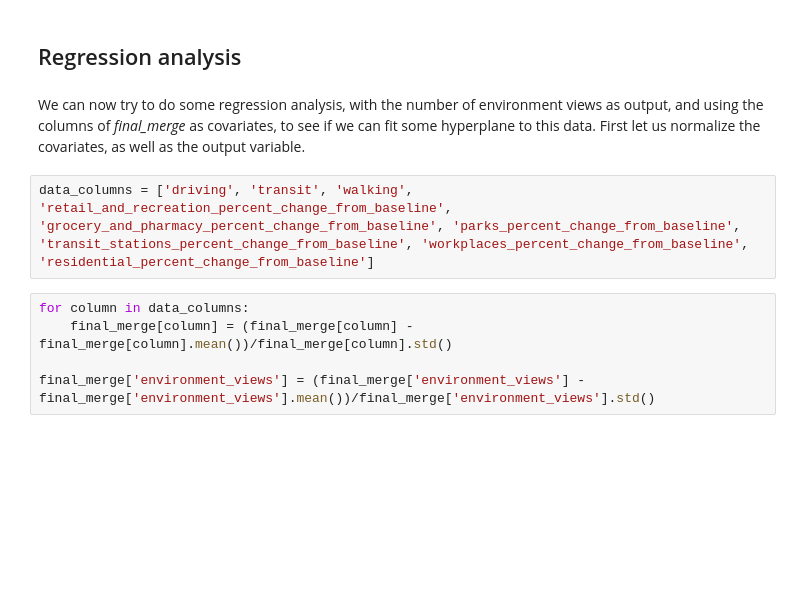
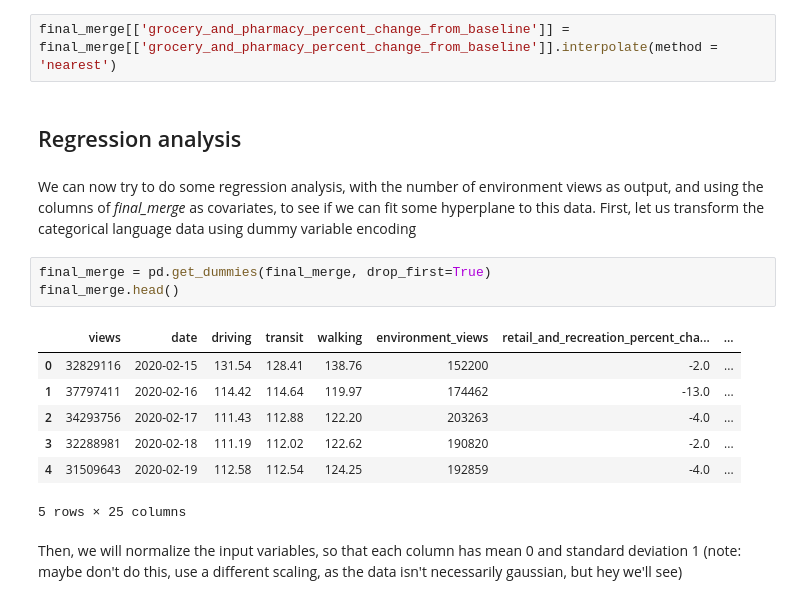
Before and after one commit to epfl-ada/ada-2022-project-wetried, a Jupyter notebook: Exploration corona.ipynb, the cells around one changed output. Saved outputs shown, nothing was run; the diff lists cells and outputs as text; blank space fills up the shorter version.

Commit message:
Better regression

```diff
--- a/Exploration corona.ipynb
+++ b/Exploration corona.ipynb
@@ -697,11 +751,19 @@ final_merge.describe()
+# %%
+final_merge[['grocery_and_pharmacy_percent_change_from_baseline']] = final_merge[['grocery_and_pharmacy_percent_change_from_baseline']].interpolate(method = 'nearest')
 # %% [markdown]
 ## Regression analysis
 # %% [markdown]
-We can now try to do some regression analysis, with the number of environment views as output, and using the columns of *final_merge* as covariates, to see if we can fit some hyperplane to this data. First let us normalize the covariates, as well as the output variable.
+We can now try to do some regression analysis, with the number of environment views as output, and using the columns of *final_merge* as covariates, to see if we can fit some hyperplane to this data. First, let us transform the categorical language data using dummy variable encoding
-# %%
-data_columns = ['driving', 'transit', 'walking', 'retail_and_recreation_percent_change_from_baseline', 'grocery_and_pharmacy_percent_change_from_baseline', 'parks_percent_change_from_baseline', 'transit_stations_percent_change_from_baseline', 'workplaces_percent_change_from_baseline', 'residential_percent_change_from_baseline']
-# %%
-for column in data_columns:
-    final_merge[column] = (final_merge[column] - final_merge[column].mean())/final_merge[column].std()
-
-final_merge['environment_views'] = (final_merge['environment_views'] - final_merge['environment_views'].mean())/final_merge['environment_views'].std()
+# %%
+final_merge = pd.get_dummies(final_merge, drop_first=True)
+final_merge.head()
+# %% [output]
+|  | views | date | driving | transit | walking | environment_views | retail_and_recreation_percent_cha... | ... |
+| 0 | 32829116 | 2020-02-15 | 131.54 | 128.41 | 138.76 | 152200 | -2.0 | ... |
+| 1 | 37797411 | 2020-02-16 | 114.42 | 114.64 | 119.97 | 174462 | -13.0 | ... |
+| 2 | 34293756 | 2020-02-17 | 111.43 | 112.88 | 122.20 | 203263 | -4.0 | ... |
+| 3 | 32288981 | 2020-02-18 | 111.19 | 112.02 | 122.62 | 190820 | -2.0 | ... |
+| 4 | 31509643 | 2020-02-19 | 112.58 | 112.54 | 124.25 | 192859 | -4.0 | ... |
+5 rows × 25 columns
+# %% [markdown]
+Then, we will normalize the input variables, so that each column has mean 0 and standard deviation 1 (note: maybe don't do this, use a different scaling, as the data isn't necessarily gaussian, but hey we'll see)
```
Also changed, not shown: parts of 27 cells of this notebook.
